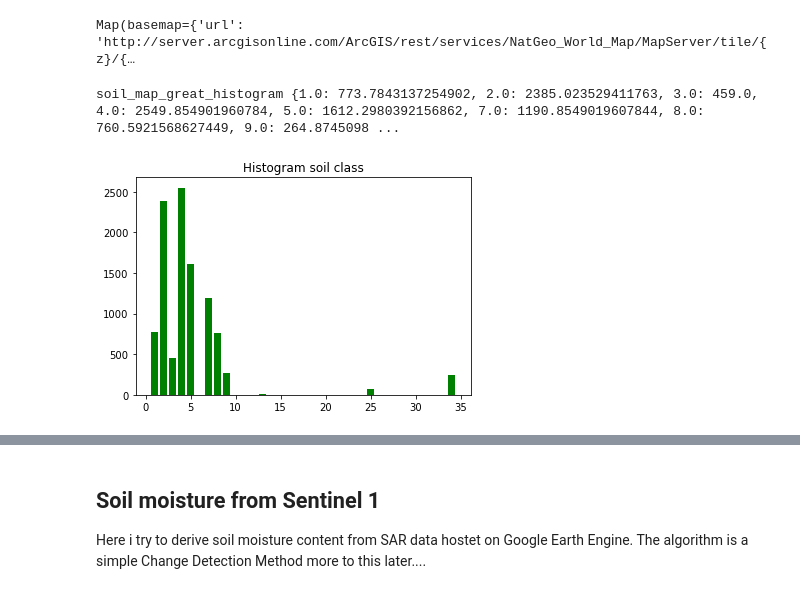
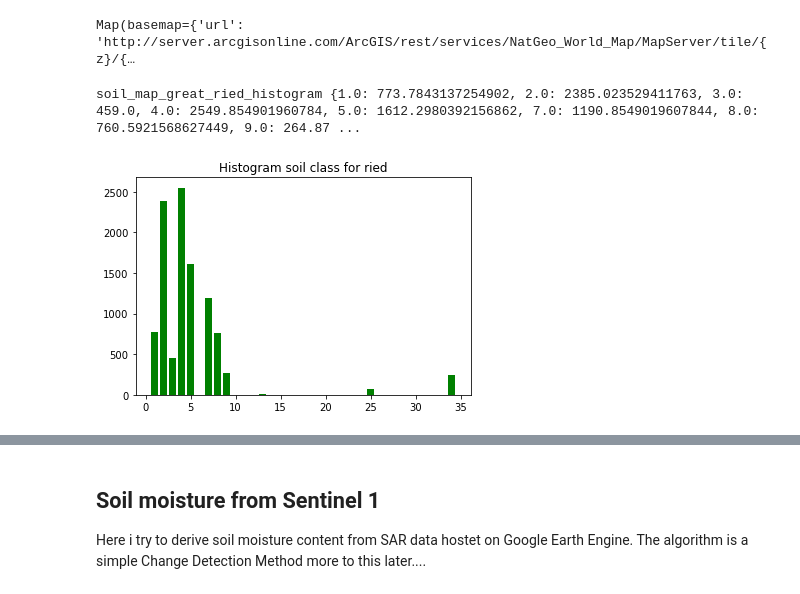
Before and after one commit to till90/master-thesis, a Jupyter notebook: Master_Thesis_Till.ipynb, the cells around one changed output, grey strips where cells are left out. Cells and saved outputs as stored; diff of their text form; code cells hidden in the pictures.

```diff
--- a/Master_Thesis_Till.ipynb
+++ b/Master_Thesis_Till.ipynb
@@ -353,18 +416,18 @@ map_s
 Map(basemap={'url': 'http://server.arcgisonline.com/ArcGIS/rest/services/NatGeo_World_Map/MapServer/tile/{z}/{…
 # %%
 #Make Histogram
-def get_histogram_from_image(image):
-    dict_histogram = image.reduceRegion(reducer=ee.Reducer.autoHistogram(), geometry=ried_geometry, scale= 265,maxPixels= 1e10).getInfo()['b1']
+def get_histogram_from_image(image,geometry):
+    dict_histogram = image.reduceRegion(reducer=ee.Reducer.autoHistogram(), geometry=geometry, scale= 265,maxPixels= 1e10).getInfo()['b1']
     keys = [x[0] for x in dict_histogram if x[1] > 0.0]  #get keys from [key,value] list if value is > 0
     values = [x[1] for x in dict_histogram if x[0] in keys] #get values for keys if the key is in value
     return dict(zip(keys,values))
 
-histogram_soil_map_great = get_histogram_from_image(soil_map_great)
-print("soil_map_great_histogram", histogram_soil_map_great)
+histogram_soil_map_great_ried = get_histogram_from_image(BUK500_ried,ried_geometry)
+print("soil_map_great_ried_histogram", histogram_soil_map_great_ried)
 
-plt.bar(histogram_soil_map_great.keys(), histogram_soil_map_great.values(), color='g')
-plt.title("Histogram soil class")
+plt.bar(histogram_soil_map_great_ried.keys(), histogram_soil_map_great_ried.values(), color='g')
+plt.title("Histogram soil class for ried")
 plt.show()
 # %% [output]
-soil_map_great_histogram {1.0: 773.7843137254902, 2.0: 2385.023529411763, 3.0: 459.0, 4.0: 2549.854901960784, 5.0: 1612.2980392156862, 7.0: 1190.8549019607844, 8.0: 760.5921568627449, 9.0: 264.8745098 ...
+soil_map_great_ried_histogram {1.0: 773.7843137254902, 2.0: 2385.023529411763, 3.0: 459.0, 4.0: 2549.854901960784, 5.0: 1612.2980392156862, 7.0: 1190.8549019607844, 8.0: 760.5921568627449, 9.0: 264.87 ...
-[figure, old version]
+[figure, new version]
```
Also changed, not shown: parts of 18 cells of this notebook.
